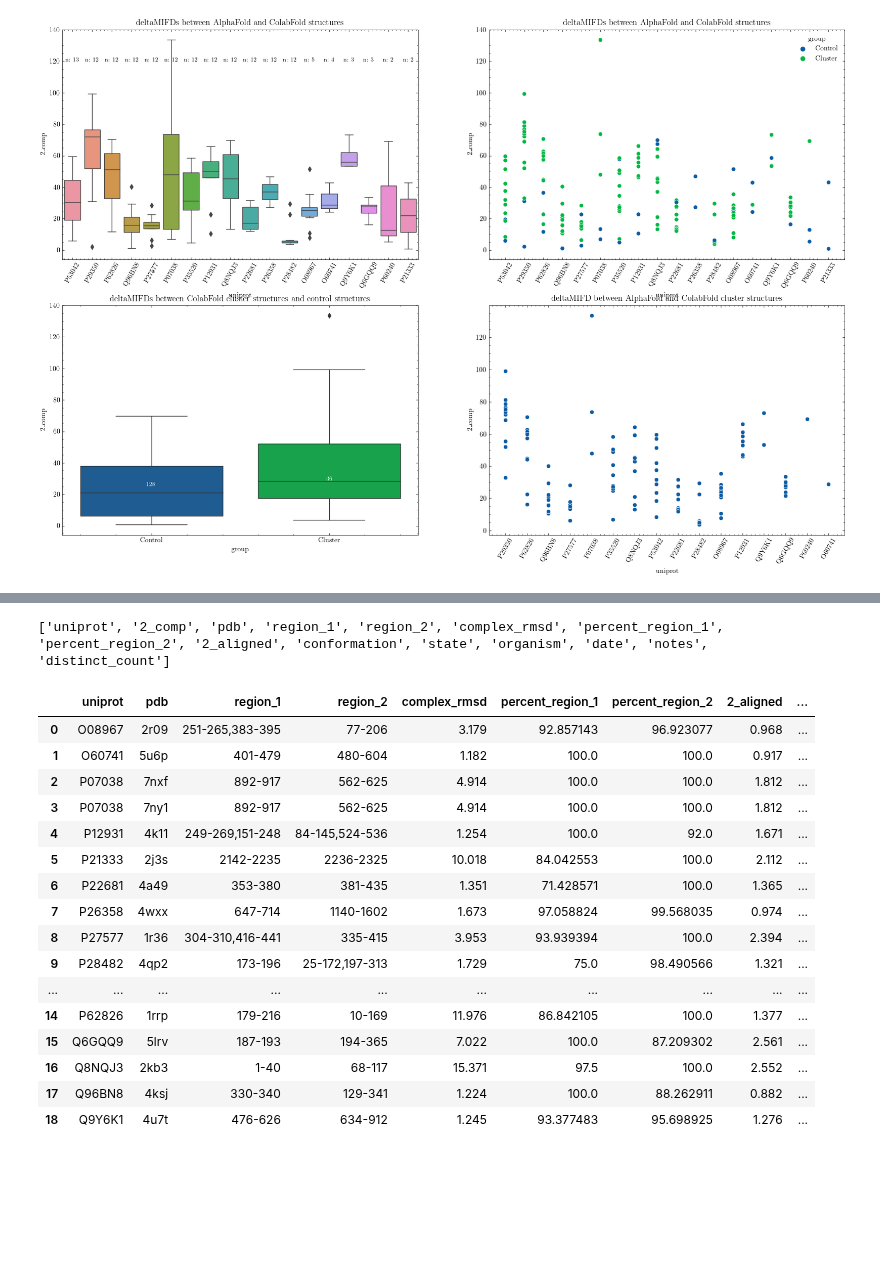
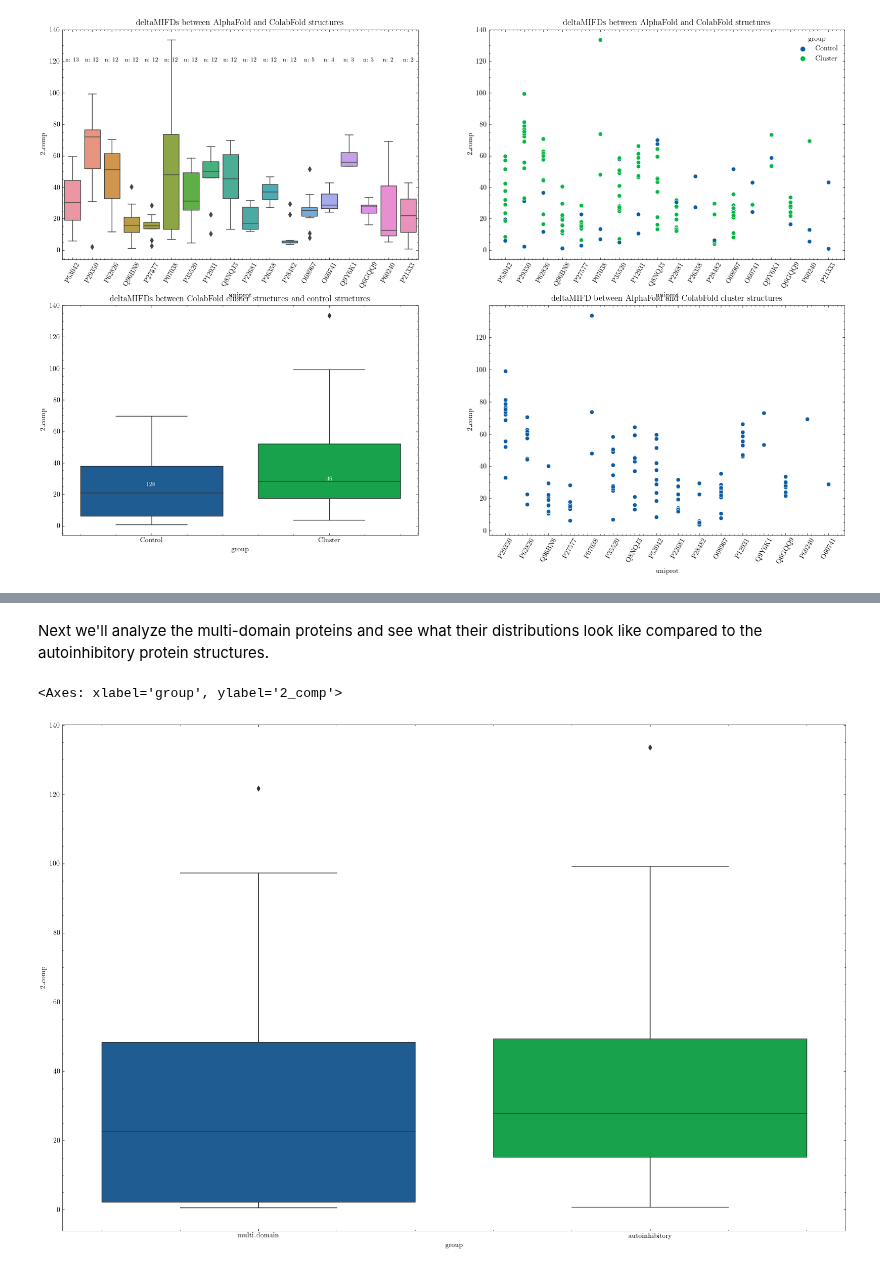
Before and after one commit to jpigles/alphafold-rmsd, a Jupyter notebook: af_compared.ipynb, the cells around one changed output, grey strips where cells are left out. Cells and saved outputs as stored; diff of their text form; code cells hidden in the pictures; blank space fills up the shorter version.

Commit message:
ongoing analysis of md_compared and cf_pdb_compared

```diff
--- a/af_compared.ipynb
+++ b/af_compared.ipynb
@@ -179,42 +129,21 @@ test
-# %%
-'''
-Test code to find the lowest 2_comp per protein to assign state and conformation
-'''
-
-df = pd.read_csv('./project_pipeline/data/classified_files_3.tsv', sep='\t').astype('object')
-
-df['distinct_count'] = df.groupby('uniprot')['state'].transform('nunique')
-
-# Dataframe with only proteins with both states
-both_states = df[df['distinct_count'] == 2]
-
-# Find the lowest 2_comp per protein
-lowest_2_comp = both_states.groupby('uniprot')['2_comp'].min().reset_index()
-
-# Get the state, conformation, and regions for the lowest 2_comp
-lowest_2_comp = pd.merge(lowest_2_comp, both_states, on=['uniprot', '2_comp'])
-
-cols = lowest_2_comp.columns.tolist()
-cols = cols[:1] + cols[2:9] + cols[1:2] + cols[9:]
-lowest_2_comp = lowest_2_comp[cols]
-
-lowest_2_comp.head(20)
-# %% [output]
-['uniprot', '2_comp', 'pdb', 'region_1', 'region_2', 'complex_rmsd', 'percent_region_1', 'percent_region_2', '2_aligned', 'conformation', 'state', 'organism', 'date', 'notes', 'distinct_count']
-|  | uniprot | pdb | region_1 | region_2 | complex_rmsd | percent_region_1 | percent_region_2 | 2_aligned | ... |
-| 0 | O08967 | 2r09 | 251-265,383-395 | 77-206 | 3.179 | 92.857143 | 96.923077 | 0.968 | ... |
-| 1 | O60741 | 5u6p | 401-479 | 480-604 | 1.182 | 100.0 | 100.0 | 0.917 | ... |
-| 2 | P07038 | 7nxf | 892-917 | 562-625 | 4.914 | 100.0 | 100.0 | 1.812 | ... |
-| 3 | P07038 | 7ny1 | 892-917 | 562-625 | 4.914 | 100.0 | 100.0 | 1.812 | ... |
-| 4 | P12931 | 4k11 | 249-269,151-248 | 84-145,524-536 | 1.254 | 100.0 | 92.0 | 1.671 | ... |
-| 5 | P21333 | 2j3s | 2142-2235 | 2236-2325 | 10.018 | 84.042553 | 100.0 | 2.112 | ... |
-| 6 | P22681 | 4a49 | 353-380 | 381-435 | 1.351 | 71.428571 | 100.0 | 1.365 | ... |
-| 7 | P26358 | 4wxx | 647-714 | 1140-1602 | 1.673 | 97.058824 | 99.568035 | 0.974 | ... |
-| 8 | P27577 | 1r36 | 304-310,416-441 | 335-415 | 3.953 | 93.939394 | 100.0 | 2.394 | ... |
-| 9 | P28482 | 4qp2 | 173-196 | 25-172,197-313 | 1.729 | 75.0 | 98.490566 | 1.321 | ... |
-| ... | ... | ... | ... | ... | ... | ... | ... | ... | ... |
-| 14 | P62826 | 1rrp | 179-216 | 10-169 | 11.976 | 86.842105 | 100.0 | 1.377 | ... |
-| 15 | Q6GQQ9 | 5lrv | 187-193 | 194-365 | 7.022 | 100.0 | 87.209302 | 2.561 | ... |
-| 16 | Q8NQJ3 | 2kb3 | 1-40 | 68-117 | 15.371 | 97.5 | 100.0 | 2.552 | ... |
-| 17 | Q96BN8 | 4ksj | 330-340 | 129-341 | 1.224 | 100.0 | 88.262911 | 0.882 | ... |
-| 18 | Q9Y6K1 | 4u7t | 476-626 | 634-912 | 1.245 | 93.377483 | 95.698925 | 1.276 | ... |
+# %% [markdown]
+Next we'll analyze the multi-domain proteins and see what their distributions look like compared to the autoinhibitory protein structures.
+# %%
+md = pd.read_csv('./project_pipeline/data/md_compared.tsv', sep='\t').astype('object')
+ai = pd.read_csv('./project_pipeline/data/af_compared.tsv', sep='\t').astype('object')
+
+# Plot the distribution of 2_comp by uniprot
+plt.style.use('science')
+
+# Merge the dataframes and indicate which group each structure belongs to
+md['group'] = 'multi-domain'
+ai['group'] = 'autoinhibitory'
+
+mg = pd.concat([md, ai])
+mg['2_comp'] = pd.to_numeric(mg['2_comp'])
+
+fig, ax = plt.subplots(1, 1, figsize=(20, 13))
+sns.boxplot(mg, y = '2_comp', x = 'group', ax = ax)
+# %% [output]
+<Axes: xlabel='group', ylabel='2_comp'>
+[figure, added]
```
Also changed, not shown: parts of 5 cells of this notebook, 7 other files.
